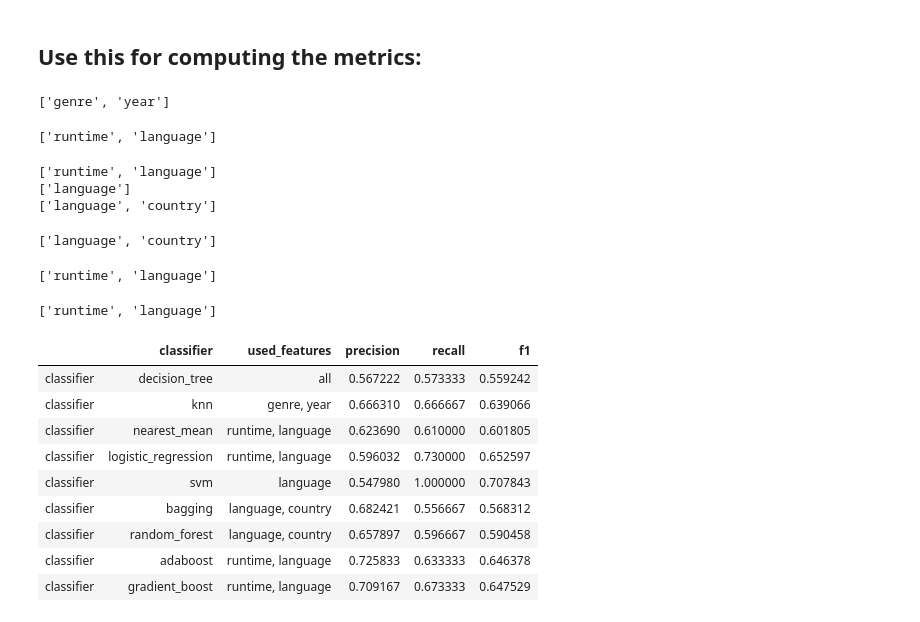
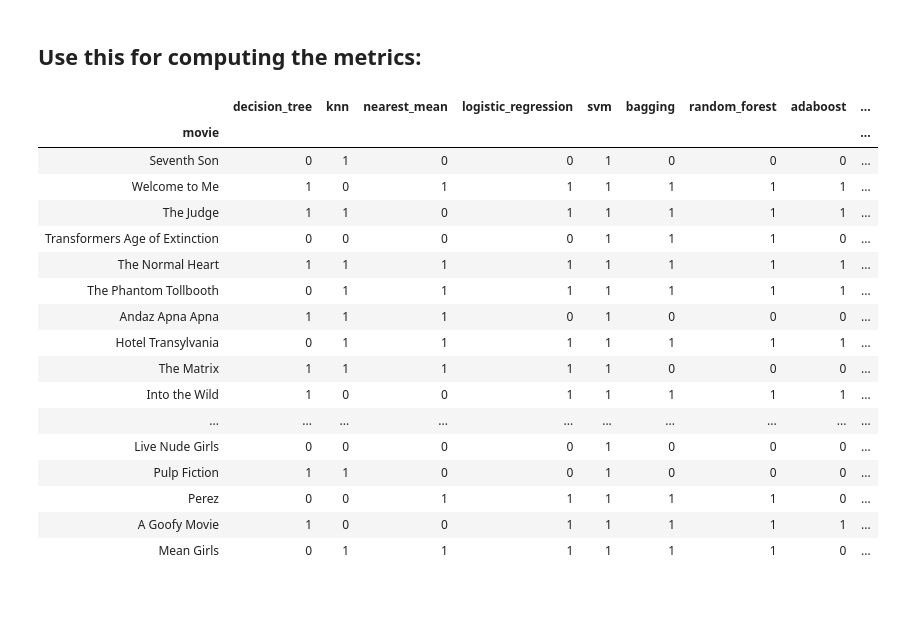
Before and after one commit to mrpip/ExperimentDesign_ex2_CoE, a Jupyter notebook: Metadata.ipynb, the cells around one changed output. Drawn from its saved outputs; the diff is of its cells as text; code cells hidden in the pictures.

Commit message:
added predictions metadata

```diff
--- a/Metadata.ipynb
+++ b/Metadata.ipynb
@@ -106,56 +113,68 @@ def LVW(X, y, K, classifier):
         # take a subset of the original dataframe X:
         X1 = X.copy().loc[:, S1]
 
         X1 = get_dummies(X1, S1)
 
         scores = compute_scores(X1, y, classifier)
         f1 = np.mean(scores['test_f1'])
 
         if (f1 > f1_best) or (f1 == f1_best and C1 < C):
             k, f1_best, C, S  = 0, f1, C1, S1
             precision, recall = np.mean(scores['test_precision']), np.mean(scores['test_recall'])
         else:
             k += 1
 
     # get a string:
     used_features = S[0]
     for feature in S[1:]:
         used_features += ', ' + feature
-    print(S)
+
+    predictions = compute_preds(X, y, classifier, S)
 
     return pd.DataFrame({'classifier': [classifier], 'used_features': [used_features], 'precision': [precision],
-                         'recall': [recall], 'f1': f1_best}, index=['classifier'])
+                         'recall': [recall], 'f1': f1_best}, index=['classifier']), predictions
 
 # as the decision tree does not need the LVW, we compute it first without the LVW:
-scores_tree = compute_scores(get_dummies(df), labels, 'decision_tree')
+df_with_dummies = get_dummies(df)
+scores_tree = compute_scores(df_with_dummies, labels, 'decision_tree')
 
 scores = pd.DataFrame({'classifier': ['decision_tree'], 'used_features': ['all'],
                        'precision': [np.mean(scores_tree['test_precision'])],
                        'recall': [np.mean(scores_tree['test_recall'])], 'f1': np.mean(scores_tree['test_f1'])},
                         index=['classifier'])
 
+
+
+preds_tree = compute_preds(df_with_dummies, labels, 'decision_tree', df_with_dummies.columns)
+preds = pd.DataFrame(preds_tree, index=labels.index, columns=['decision_tree'])
+
 for clf in ['knn', 'nearest_mean', 'logistic_regression', 'svm', 'bagging', 'random_forest', 'adaboost', 'gradient_boost']:
-    scores = scores.append(LVW(df, labels, 10, clf))
-scores
+    scores_tmp, preds_tmp = LVW(df, labels, 10, clf)
+    scores = scores.append(scores_tmp)
+    preds = preds.merge(pd.DataFrame(preds_tmp, index=labels.index, columns=[clf]),
+                        left_index=True, right_index=True)
+
+preds.to_csv('predictions_metadata.csv')
+preds
 # %% [output]
-['genre', 'year']
-['runtime', 'language']
-['runtime', 'language']
-['language']
-['language', 'country']
-['language', 'country']
-['runtime', 'language']
-['runtime', 'language']
-|  | classifier | used_features | precision | recall | f1 |
-| classifier | decision_tree | all | 0.567222 | 0.573333 | 0.559242 |
-| classifier | knn | genre, year | 0.666310 | 0.666667 | 0.639066 |
-| classifier | nearest_mean | runtime, language | 0.623690 | 0.610000 | 0.601805 |
-| classifier | logistic_regression | runtime, language | 0.596032 | 0.730000 | 0.652597 |
-| classifier | svm | language | 0.547980 | 1.000000 | 0.707843 |
-| classifier | bagging | language, country | 0.682421 | 0.556667 | 0.568312 |
-| classifier | random_forest | language, country | 0.657897 | 0.596667 | 0.590458 |
-| classifier | adaboost | runtime, language | 0.725833 | 0.633333 | 0.646378 |
-| classifier | gradient_boost | runtime, language | 0.709167 | 0.673333 | 0.647529 |
+|  | decision_tree | knn | nearest_mean | logistic_regression | svm | bagging | random_forest | adaboost | ... |
+| movie |  |  |  |  |  |  |  |  | ... |
+| Seventh Son | 0 | 1 | 0 | 0 | 1 | 0 | 0 | 0 | ... |
+| Welcome to Me | 1 | 0 | 1 | 1 | 1 | 1 | 1 | 1 | ... |
+| The Judge | 1 | 1 | 0 | 1 | 1 | 1 | 1 | 1 | ... |
+| Transformers Age of Extinction | 0 | 0 | 0 | 0 | 1 | 1 | 1 | 0 | ... |
+| The Normal Heart | 1 | 1 | 1 | 1 | 1 | 1 | 1 | 1 | ... |
+| The Phantom Tollbooth | 0 | 1 | 1 | 1 | 1 | 1 | 1 | 1 | ... |
+| Andaz Apna Apna | 1 | 1 | 1 | 0 | 1 | 0 | 0 | 0 | ... |
+| Hotel Transylvania | 0 | 1 | 1 | 1 | 1 | 1 | 1 | 1 | ... |
+| The Matrix | 1 | 1 | 1 | 1 | 1 | 0 | 0 | 0 | ... |
+| Into the Wild | 1 | 0 | 0 | 1 | 1 | 1 | 1 | 1 | ... |
+| ... | ... | ... | ... | ... | ... | ... | ... | ... | ... |
+| Live Nude Girls | 0 | 0 | 0 | 0 | 1 | 0 | 0 | 0 | ... |
+| Pulp Fiction | 1 | 1 | 0 | 0 | 1 | 0 | 0 | 0 | ... |
+| Perez | 0 | 0 | 1 | 1 | 1 | 1 | 1 | 0 | ... |
+| A Goofy Movie | 1 | 0 | 0 | 1 | 1 | 1 | 1 | 1 | ... |
+| Mean Girls | 0 | 1 | 1 | 1 | 1 | 1 | 1 | 0 | ... |
 # %%
 ## afterwards we'll do the same thing for the test set
 #data_set = 'Dev'
```
Also changed, not shown: parts of 2 cells of this notebook, 2 other files.
